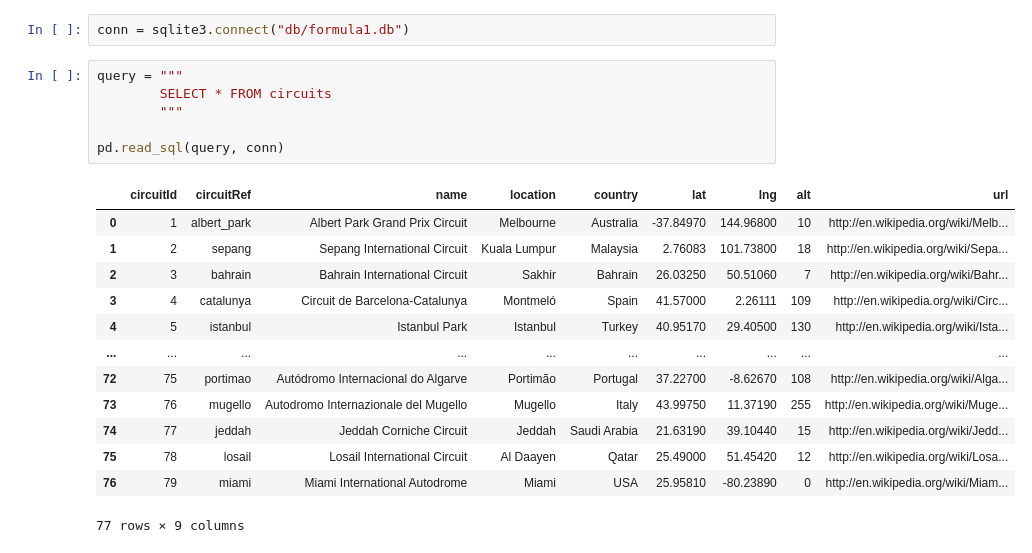
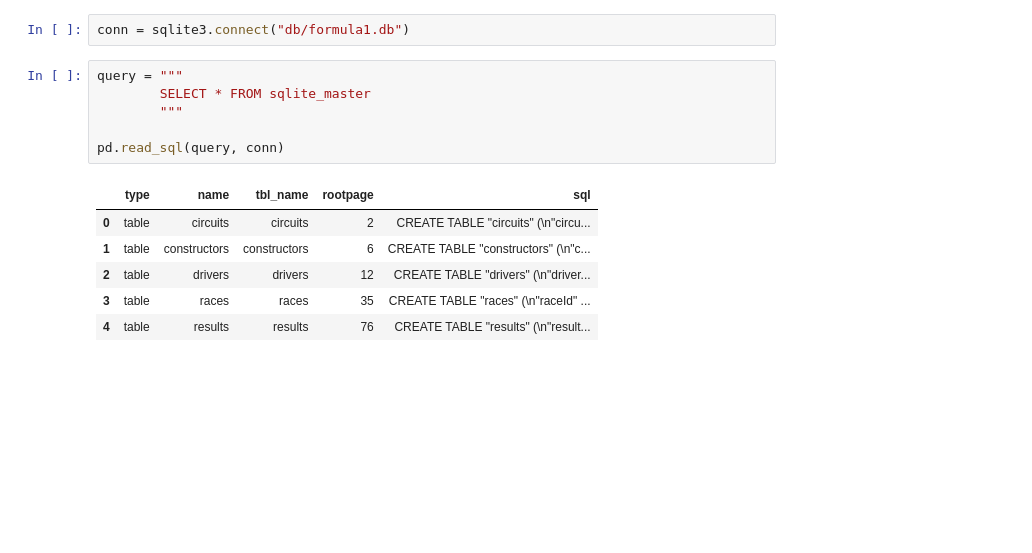
Before and after one commit to jakowczukalicja/formula1-sql-analysis, a Jupyter notebook: data_overview.ipynb, the cells around one changed output. Cells and saved outputs as stored; diff of their text form; blank space fills up the shorter version.

```diff
--- a/data_overview.ipynb
+++ b/data_overview.ipynb
@@ -6,21 +12,14 @@ import numpy as np
 conn = sqlite3.connect("db/formula1.db")
 # %%
 query = """
-        SELECT * FROM circuits
+        SELECT * FROM sqlite_master
         """
 
 pd.read_sql(query, conn)
 # %% [output]
-|  | circuitId | circuitRef | name | location | country | lat | lng | alt | url |
-| 0 | 1 | albert_park | Albert Park Grand Prix Circuit | Melbourne | Australia | -37.84970 | 144.96800 | 10 | http://en.wikipedia.org/wiki/Melb... |
-| 1 | 2 | sepang | Sepang International Circuit | Kuala Lumpur | Malaysia | 2.76083 | 101.73800 | 18 | http://en.wikipedia.org/wiki/Sepa... |
-| 2 | 3 | bahrain | Bahrain International Circuit | Sakhir | Bahrain | 26.03250 | 50.51060 | 7 | http://en.wikipedia.org/wiki/Bahr... |
-| 3 | 4 | catalunya | Circuit de Barcelona-Catalunya | Montmeló | Spain | 41.57000 | 2.26111 | 109 | http://en.wikipedia.org/wiki/Circ... |
-| 4 | 5 | istanbul | Istanbul Park | Istanbul | Turkey | 40.95170 | 29.40500 | 130 | http://en.wikipedia.org/wiki/Ista... |
-| ... | ... | ... | ... | ... | ... | ... | ... | ... | ... |
-| 72 | 75 | portimao | Autódromo Internacional do Algarve | Portimão | Portugal | 37.22700 | -8.62670 | 108 | http://en.wikipedia.org/wiki/Alga... |
-| 73 | 76 | mugello | Autodromo Internazionale del Mugello | Mugello | Italy | 43.99750 | 11.37190 | 255 | http://en.wikipedia.org/wiki/Muge... |
-| 74 | 77 | jeddah | Jeddah Corniche Circuit | Jeddah | Saudi Arabia | 21.63190 | 39.10440 | 15 | http://en.wikipedia.org/wiki/Jedd... |
-| 75 | 78 | losail | Losail International Circuit | Al Daayen | Qatar | 25.49000 | 51.45420 | 12 | http://en.wikipedia.org/wiki/Losa... |
-| 76 | 79 | miami | Miami International Autodrome | Miami | USA | 25.95810 | -80.23890 | 0 | http://en.wikipedia.org/wiki/Miam... |
+|  | type | name | tbl_name | rootpage | sql |
+| 0 | table | circuits | circuits | 2 | CREATE TABLE "circuits" (\n"circu... |
+| 1 | table | constructors | constructors | 6 | CREATE TABLE "constructors" (\n"c... |
+| 2 | table | drivers | drivers | 12 | CREATE TABLE "drivers" (\n"driver... |
+| 3 | table | races | races | 35 | CREATE TABLE "races" (\n"raceId" ... |
+| 4 | table | results | results | 76 | CREATE TABLE "results" (\n"result... |
-77 rows × 9 columns
```
Also changed, not shown: parts of 44 cells of this notebook.
